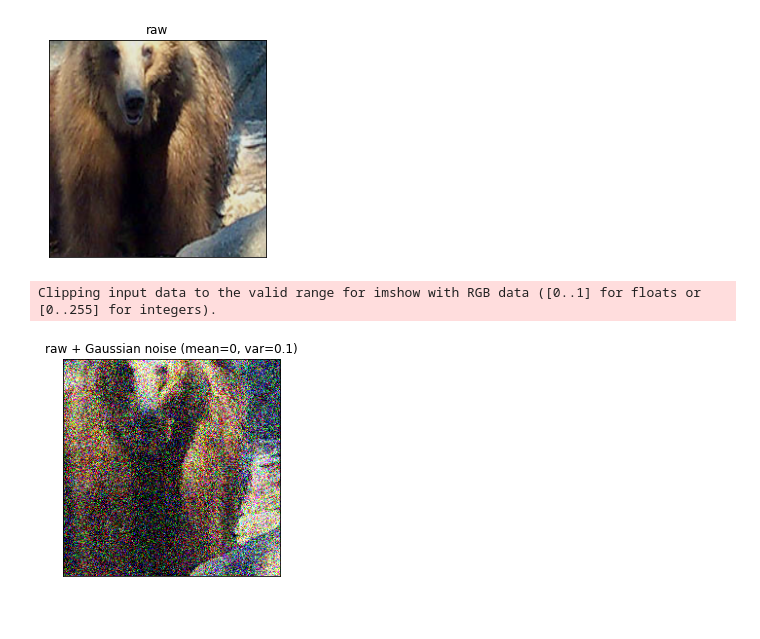
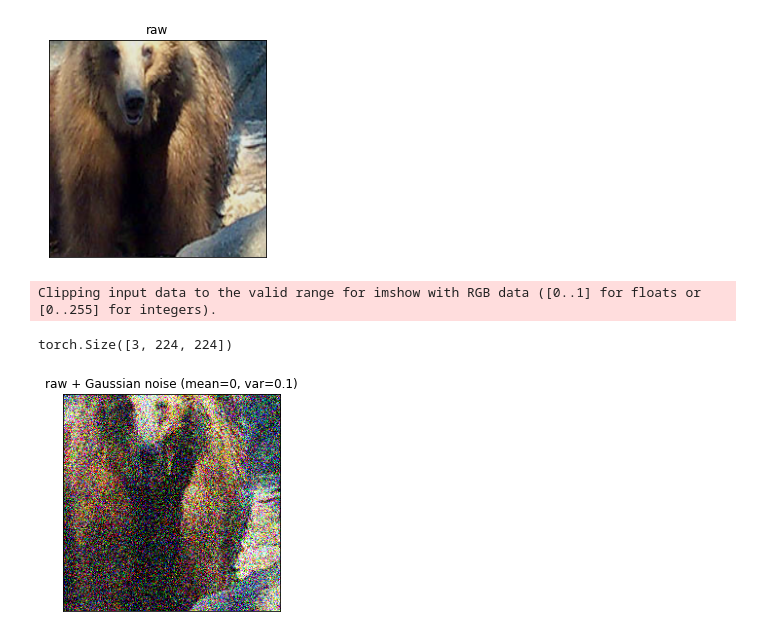
Before and after one commit to KUCognitiveInformaticsLab/blur-training, a Jupyter notebook: notebooks/noisy_images.ipynb, the cells around one changed output. Saved outputs shown, nothing was run; the diff lists cells and outputs as text; code cells hidden in the pictures.

```diff
--- a/notebooks/noisy_images.ipynb
+++ b/notebooks/noisy_images.ipynb
@@ -73,13 +73,15 @@ Clipping input data to the valid range for imshow with RGB data ([0..1] for floa
 # %%
 mean = 0
 var = 0.1
-noisy = gaussian_noise(image=raw, mean=mean, var=var)
+noisy = gaussian_noise(images=raw, mean=mean, var=var)
+print(noisy.shape)
 imshow(
         noisy,
         title=f"raw + Gaussian noise (mean={mean}, var={var})",
         filename=os.path.join(OUT_DIR, f"gaussian-noise_mean{mean}_var{var}.png"),
         scale=False,
     )
 # %% [output]
 Clipping input data to the valid range for imshow with RGB data ([0..1] for floats or [0..255] for integers).
+torch.Size([3, 224, 224])
-[figure, old version]
+[figure, new version]
```
Also changed, not shown: 3 other files.
